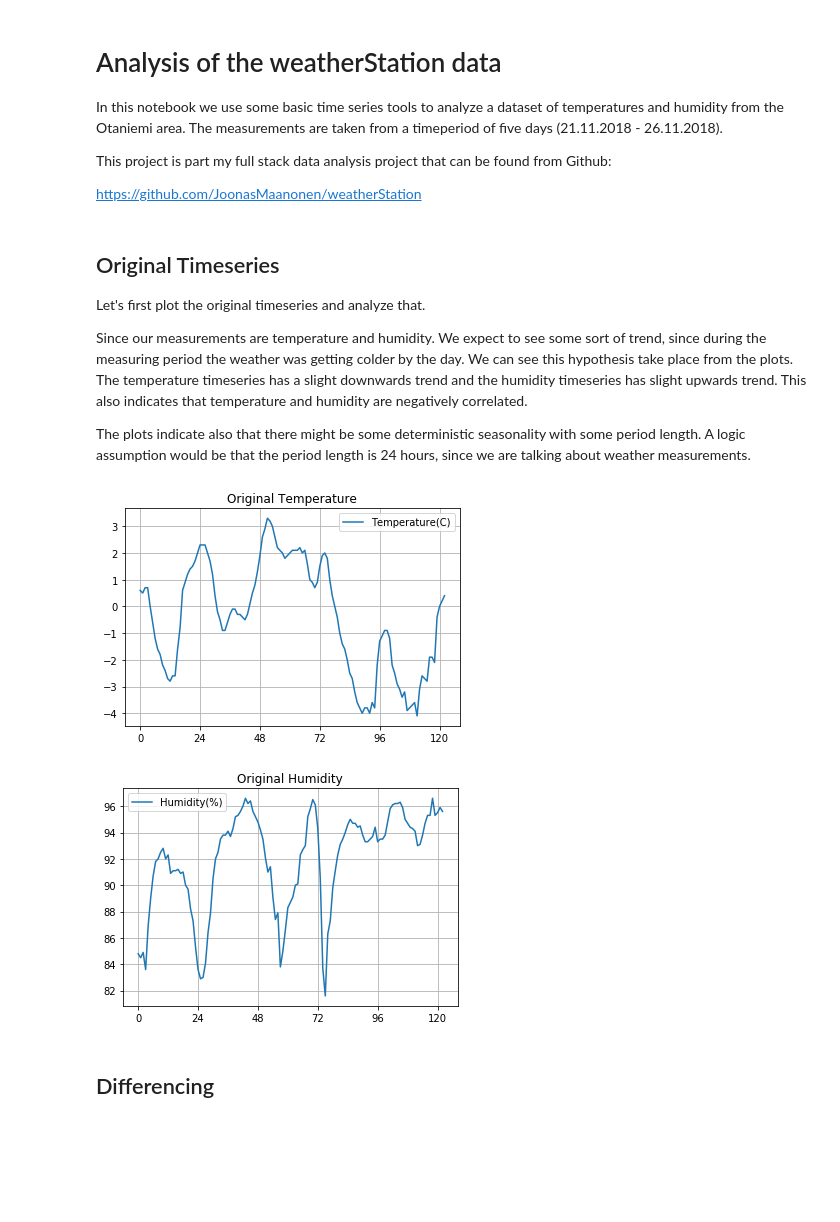
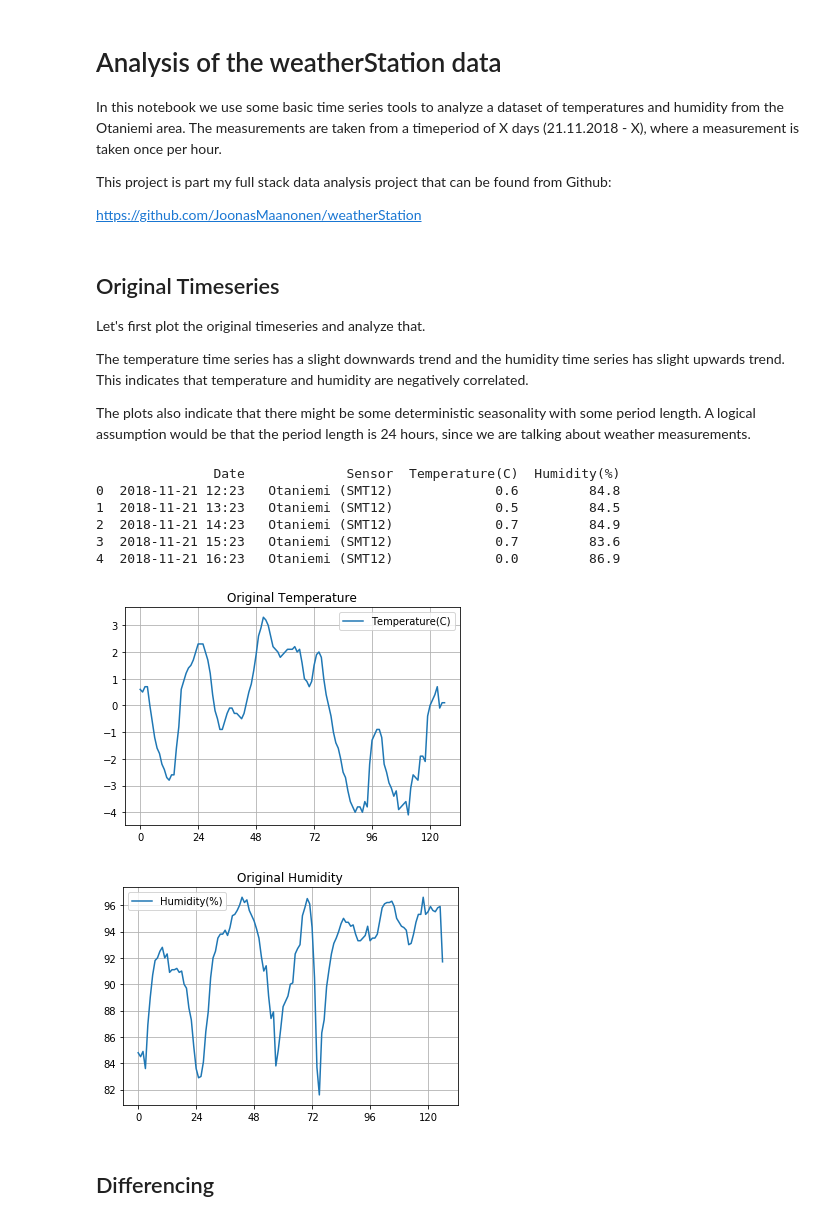
Before and after one commit to JoonasMaanonen/weatherStation, a Jupyter notebook: analysis.ipynb, the cells around one changed output. Drawn from its saved outputs; the diff is of its cells as text; code cells hidden in the pictures; blank space fills up the shorter version.

Commit message:
Moved notebook to frontpage

```diff
--- a/udpServer/server/analysis.ipynb
+++ b/analysis.ipynb
@@ -1,6 +1,6 @@
 # %% [markdown]
 # Analysis of the weatherStation data
-In this notebook we use some basic time series tools to analyze a dataset of temperatures and humidity from the Otaniemi area. The measurements are taken from a timeperiod of five days (21.11.2018 - 26.11.2018).
+In this notebook we use some basic time series tools to analyze a dataset of temperatures and humidity from the Otaniemi area. The measurements are taken from a timeperiod of X days (21.11.2018 - X), where a measurement is taken once per hour.
 
 This project is part my full stack data analysis project that can be found from Github:
 
@@ -9,29 +9,36 @@ https://github.com/JoonasMaanonen/weatherStation
 ## Original Timeseries
 Let's first plot the original timeseries and analyze that.
 
-Since our measurements are temperature and humidity. We expect to see some sort of trend, since during the measuring period the weather was getting colder by the day. We can see this hypothesis take place from the plots. The temperature timeseries has a slight downwards trend and the humidity timeseries has slight upwards trend. This also indicates that temperature and humidity are negatively correlated.
+The temperature time series has a slight downwards trend and the humidity time series has slight upwards trend. This indicates that temperature and humidity are negatively correlated.
 
-The plots indicate also that there might be some deterministic seasonality with some period length. A logic assumption would be that the period length is 24 hours, since we are talking about weather measurements.
+The plots also indicate that there might be some deterministic seasonality with some period length. A logical assumption would be that the period length is 24 hours, since we are talking about weather measurements.
 # %%
 import numpy as np
 import pandas as pd
 import matplotlib.pyplot as plt
 
-data = pd.read_csv("measurements.csv")
+data = pd.read_csv("udpServer/server/measurements.csv")
+print(data.head())
 
 temp_series = data[["Date", "Temperature(C)"]]
 hum_series = data[["Date", "Humidity(%)"]]
 
 temp_series.plot(title="Original Temperature")
 _ = plt.xticks(np.arange(0, 122, 24))
 plt.grid(True)
 
 hum_series.plot(title="Original Humidity")
 _ = plt.xticks(np.arange(0, 122, 24))
 plt.grid(True)
 # %% [output]
+               Date             Sensor  Temperature(C)  Humidity(%)
+0  2018-11-21 12:23   Otaniemi (SMT12)             0.6         84.8
+1  2018-11-21 13:23   Otaniemi (SMT12)             0.5         84.5
+2  2018-11-21 14:23   Otaniemi (SMT12)             0.7         84.9
+3  2018-11-21 15:23   Otaniemi (SMT12)             0.7         83.6
+4  2018-11-21 16:23   Otaniemi (SMT12)             0.0         86.9
-[figure, old version]
+[figure, new version]
-[figure, old version]
+[figure, new version]
 # %% [markdown]
 ## Differencing
 # %%
```
